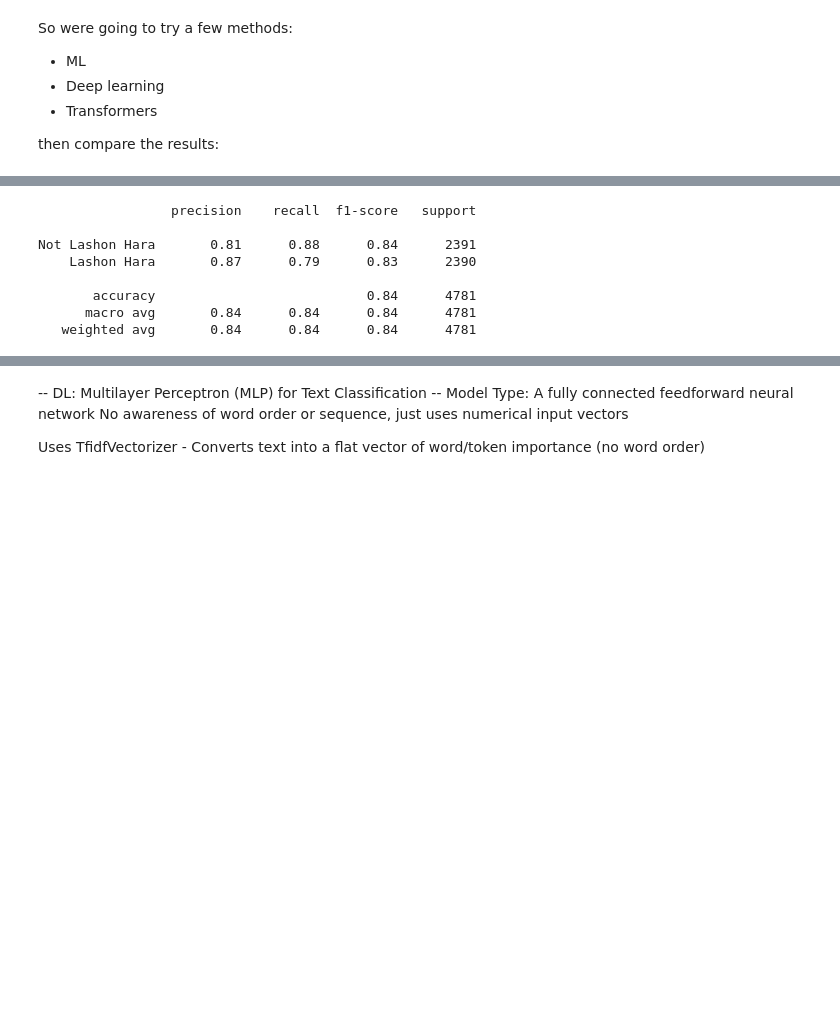
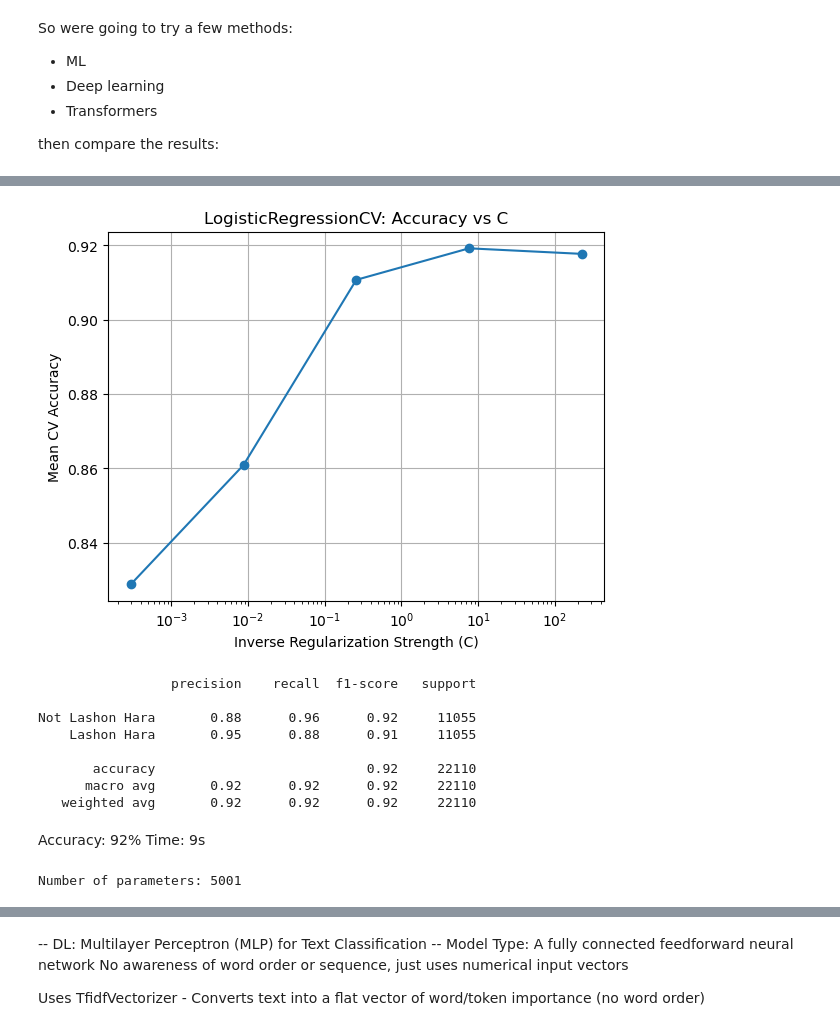
Before and after one commit to flyeagle12/text_pro, a Jupyter notebook: pro.ipynb, the cells around one changed output, grey strips where cells are left out. Drawn from its saved outputs; the diff is of its cells as text; code cells hidden in the pictures; blank space fills up the shorter version.

```diff
--- a/pro.ipynb
+++ b/pro.ipynb
@@ -236,44 +241,61 @@ Why It's Good:
 # %pip install scikit-learn
 # %%
 import pandas as pd
+import numpy as np
+import matplotlib.pyplot as plt
 from sklearn.model_selection import train_test_split
 from sklearn.feature_extraction.text import TfidfVectorizer
-from sklearn.linear_model import LogisticRegression
+from sklearn.linear_model import LogisticRegressionCV
 from sklearn.metrics import classification_report
 
-# 1. Load your existing DataFrame
-# (assuming df already has 'text' and 'lashon_hara_guess' columns)
-
-# 2. Prepare features and labels
+# 1. Prepare Data
 X = balanced_data['text']
 y = balanced_data['lashon_hara_guess']
 
-# 3. Split into train and test sets
+# 2. Split
 X_train, X_test, y_train, y_test = train_test_split(
-    X, y, test_size=0.2, random_state=42, stratify=y
+    X, y, test_size=0.2, stratify=y, random_state=42
 )
 
-# 4. Convert text to TF-IDF features
-vectorizer = TfidfVectorizer(max_features=5000, ngram_range=(1,2), stop_words='english')
+# 3. Vectorize
+vectorizer = TfidfVectorizer(max_features=5000, ngram_range=(1, 2), stop_words='english')
 X_train_vec = vectorizer.fit_transform(X_train)
 X_test_vec = vectorizer.transform(X_test)
 
-# 5. Train a Logistic Regression model
-model = LogisticRegression()
-model.fit(X_train_vec, y_train)
+# 4. Train with LogisticRegressionCV
+Cs = np.logspace(-3, 2, 5, 10, 15)  # Try different regularization values
+logreg_cv = LogisticRegressionCV(Cs=Cs, cv=5, scoring='accuracy', max_iter=1000)
+logreg_cv.fit(X_train_vec, y_train)
 
-# 6. Predict on the test set
-y_pred = model.predict(X_test_vec)
+# 5. Plot accuracy vs C
+mean_scores = logreg_cv.scores_[1].mean(axis=0)  # scores_ is a dict keyed by class label
 
-# 7. Evaluate
+plt.semilogx(logreg_cv.Cs_, mean_scores, marker='o')
+plt.xlabel("Inverse Regularization Strength (C)")
+plt.ylabel("Mean CV Accuracy")
+plt.title("LogisticRegressionCV: Accuracy vs C")
+plt.grid(True)
+plt.show()
+
+# 6. Final evaluation
+y_pred = logreg_cv.predict(X_test_vec)
 print(classification_report(y_test, y_pred, target_names=["Not Lashon Hara", "Lashon Hara"]))
 # %% [output]
+[figure, added]
                  precision    recall  f1-score   support
 
-Not Lashon Hara       0.81      0.88      0.84      2391
-    Lashon Hara       0.87      0.79      0.83      2390
+Not Lashon Hara       0.88      0.96      0.92     11055
+    Lashon Hara       0.95      0.88      0.91     11055
 
-       accuracy                           0.84      4781
-      macro avg       0.84      0.84      0.84      4781
-   weighted avg       0.84      0.84      0.84      4781
+       accuracy                           0.92     22110
+      macro avg       0.92      0.92      0.92     22110
+   weighted avg       0.92      0.92      0.92     22110
+# %% [markdown]
+Accuracy: 92%
+Time: 9s
+# %%
+n_params = logreg_cv.coef_.size + logreg_cv.intercept_.size
+print(f"Number of parameters: {n_params}")
+# %% [output]
+Number of parameters: 5001
 # %%
```
Also changed, not shown: parts of 89 cells of this notebook.
